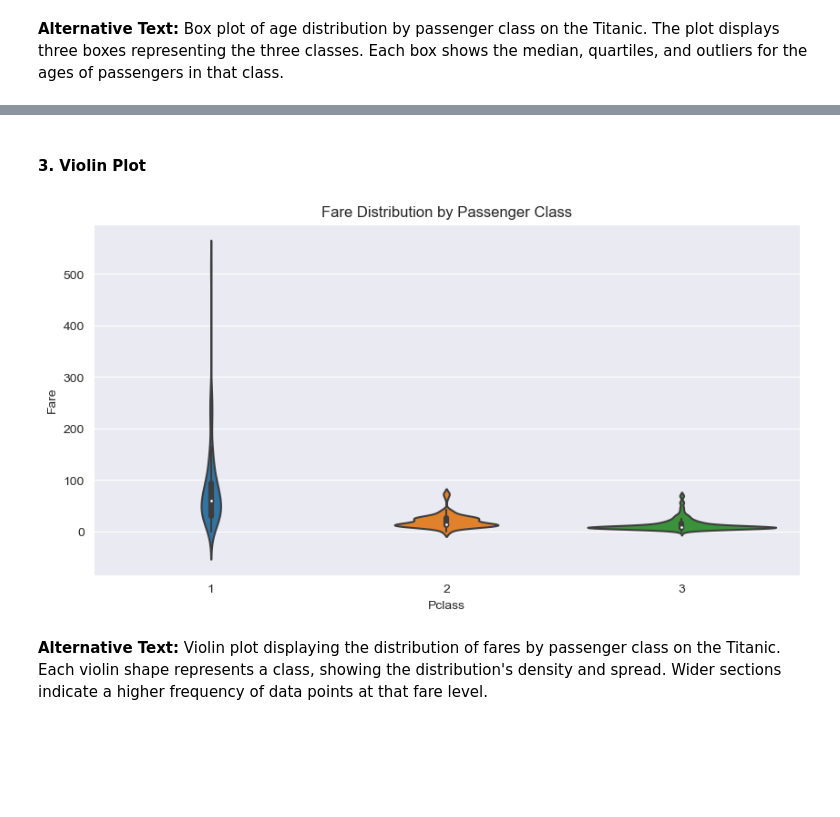
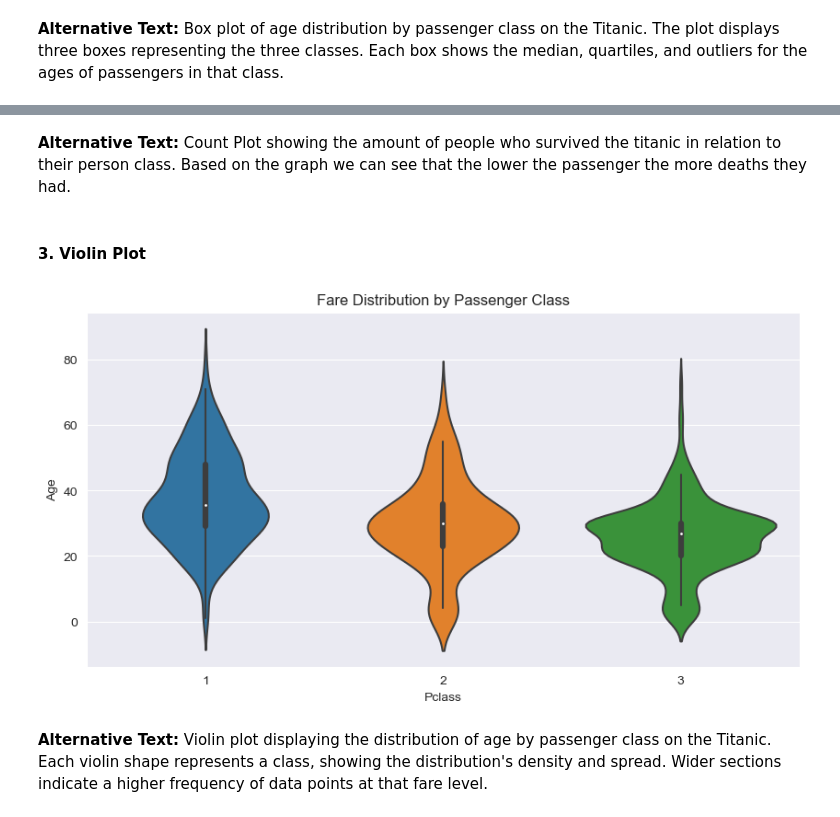
Before and after one commit to NilsDunlop/DIT863-Assignments, a Jupyter notebook: Assignment 1/Assignment1.ipynb, the cells around one changed output, grey strips where cells are left out. Saved outputs shown, nothing was run; the diff lists cells and outputs as text; code cells hidden in the pictures; blank space fills up the shorter version.

Commit message:
Update visualization techniques in problem 4
Co-authored-by: faerazo <faerazo@espol.edu.ec>

```diff
--- a/Assignment 1/Assignment1.ipynb
+++ b/Assignment 1/Assignment1.ipynb
@@ -430,0 +428,11 @@ plt.show()
+# %%
+# Map the 'Survived' column to a new column with string labels
+titanic_df['Survival_Status'] = titanic_df['Survived'].map({0: 'Did Not Survive', 1: 'Survived'})
+
+# Create a count plot with the updated labels
+sns.countplot(x='Pclass', hue='Survival_Status', data=titanic_df)
+plt.title('Survival Count by Passenger Class')
+plt.xlabel('Passenger Class')
+plt.ylabel('Count')
+plt.legend(title='Survival Status')
+plt.show()
@@ -431,11 +441,13 @@ plt.show()
+# %% [markdown]
+**Alternative Text:** Count Plot showing the amount of people who survived the titanic in relation to their person class. Based on the graph we can see that the lower the passenger the more deaths they had.
 # %% [markdown]
 #### 3. Violin Plot
 # %%
 plt.figure(figsize=(10, 5))
-sns.violinplot(x='Pclass', y='Fare', data=titanic_df)
+sns.violinplot(x='Pclass', y='Age', data=titanic_df)
 plt.title('Fare Distribution by Passenger Class')
 plt.show()
 # %% [output]
-[figure, old version]
+[figure, new version]
 # %% [markdown]
-**Alternative Text:** Violin plot displaying the distribution of fares by passenger class on the Titanic. Each violin shape represents a class, showing the distribution's density and spread. Wider sections indicate a higher frequency of data points at that fare level.
+**Alternative Text:** Violin plot displaying the distribution of age by passenger class on the Titanic. Each violin shape represents a class, showing the distribution's density and spread. Wider sections indicate a higher frequency of data points at that fare level.
```
Also changed, not shown: parts of 10 cells of this notebook.
